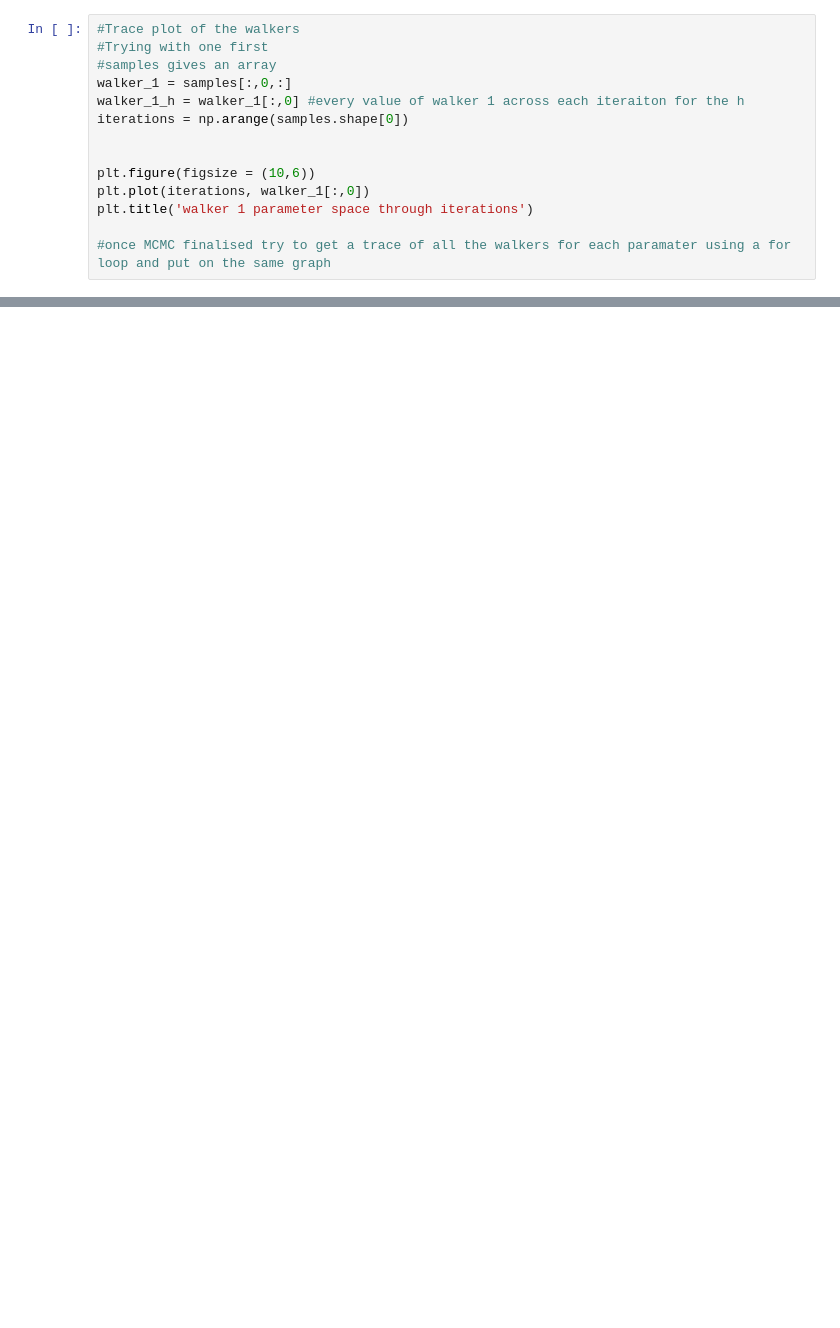
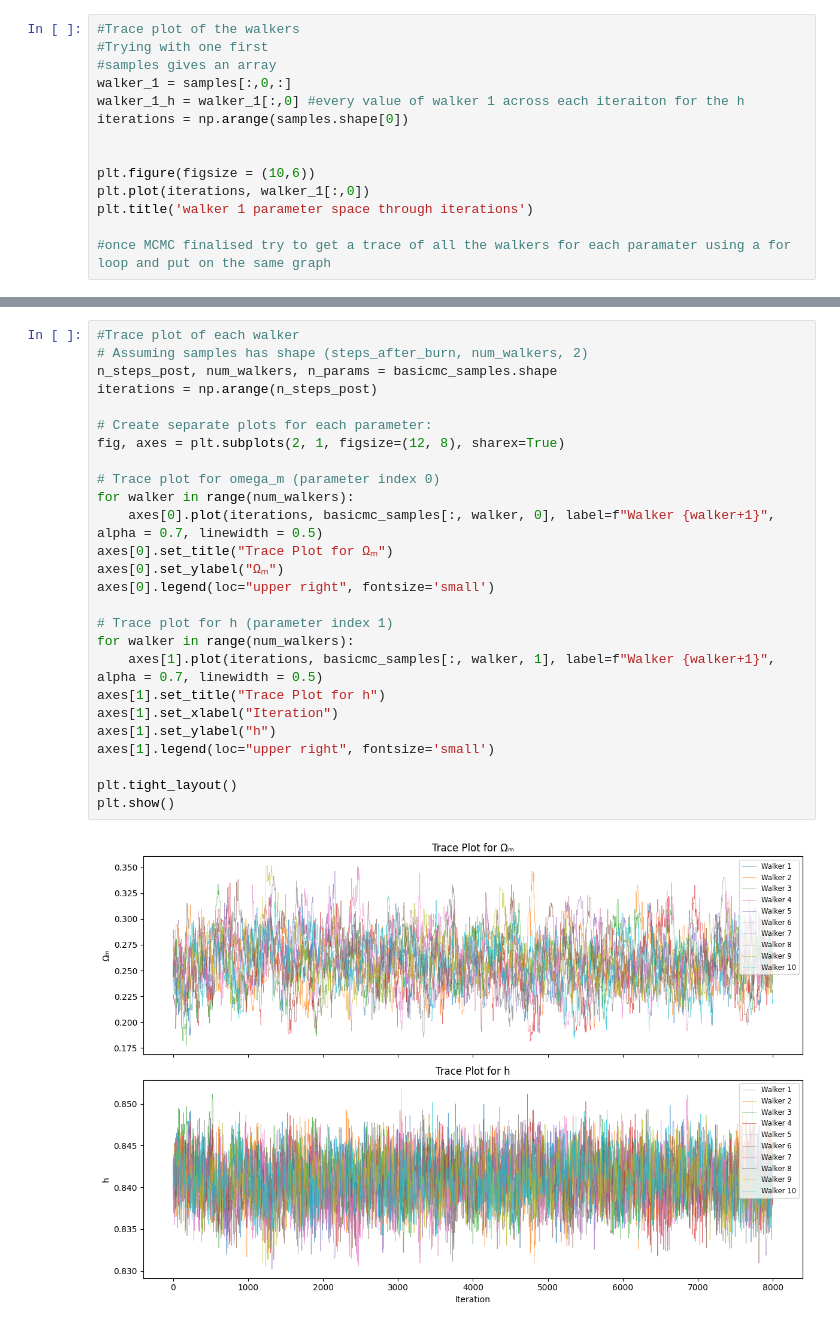
Before and after one commit to josephasal/cosmo_inference, a Jupyter notebook: mcmc/run_mcmc.ipynb, the cells around one changed output, grey strips where cells are left out. Saved outputs shown, nothing was run; the diff lists cells and outputs as text; blank space fills up the shorter version.

```diff
--- a/mcmc/run_mcmc.ipynb
+++ b/mcmc/run_mcmc.ipynb
@@ -129,0 +115,28 @@ plt.title('walker 1 parameter space through iterations')
+# %%
+#Trace plot of each walker
+# Assuming samples has shape (steps_after_burn, num_walkers, 2)
+n_steps_post, num_walkers, n_params = basicmc_samples.shape
+iterations = np.arange(n_steps_post)
+
+# Create separate plots for each parameter:
+fig, axes = plt.subplots(2, 1, figsize=(12, 8), sharex=True)
+
+# Trace plot for omega_m (parameter index 0)
+for walker in range(num_walkers):
+    axes[0].plot(iterations, basicmc_samples[:, walker, 0], label=f"Walker {walker+1}", alpha = 0.7, linewidth = 0.5)
+axes[0].set_title("Trace Plot for Ωₘ")
+axes[0].set_ylabel("Ωₘ")
+axes[0].legend(loc="upper right", fontsize='small')
+
+# Trace plot for h (parameter index 1)
+for walker in range(num_walkers):
+    axes[1].plot(iterations, basicmc_samples[:, walker, 1], label=f"Walker {walker+1}", alpha = 0.7, linewidth = 0.5)
+axes[1].set_title("Trace Plot for h")
+axes[1].set_xlabel("Iteration")
+axes[1].set_ylabel("h")
+axes[1].legend(loc="upper right", fontsize='small')
+
+plt.tight_layout()
+plt.show()
+# %% [output]
+[figure, added]
```
Also changed, not shown: parts of 14 cells of this notebook.
